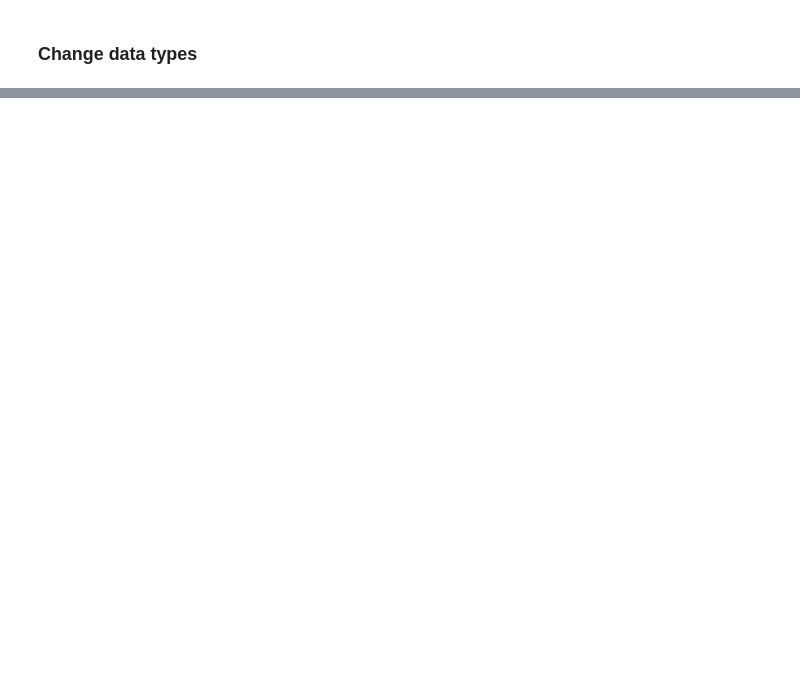
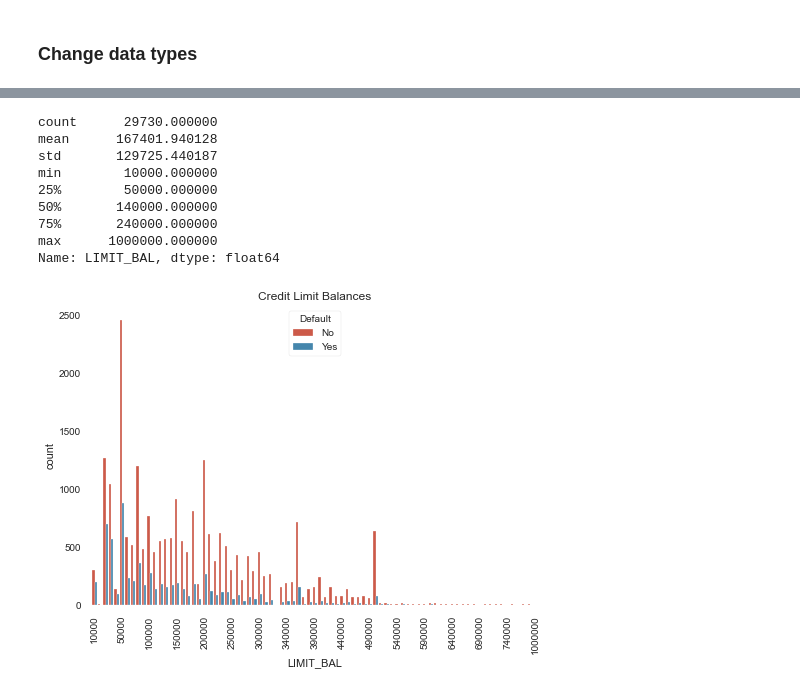
Before and after one commit to MichaelBauler/Credit-One-Regression, a Jupyter notebook: Credit One Regression .ipynb, the cells around one changed output, grey strips where cells are left out. Drawn from its saved outputs; the diff is of its cells as text; code cells hidden in the pictures; blank space fills up the shorter version.

```diff
--- a/Credit One Regression .ipynb
+++ b/Credit One Regression .ipynb
@@ -275,0 +255,21 @@ dtype: object
+# %%
+plot = sns.countplot(credit['LIMIT_BAL'],hue = credit['default_default'])
+plot.set_xticks(plot.get_xticks()[::5])
+plot = plt.xticks(rotation=90)
+plt.title('Credit Limit Balances')
+L = plt.legend(title='Default')
+L.get_texts()[0].set_text('No')
+L.get_texts()[1].set_text('Yes')
+
+credit['LIMIT_BAL'].describe()
+# %% [output]
+count      29730.000000
+mean      167401.940128
+std       129725.440187
+min        10000.000000
+25%        50000.000000
+50%       140000.000000
+75%       240000.000000
+max      1000000.000000
+Name: LIMIT_BAL, dtype: float64
+[figure, added]
```
Also changed, not shown: parts of 41 cells of this notebook.
